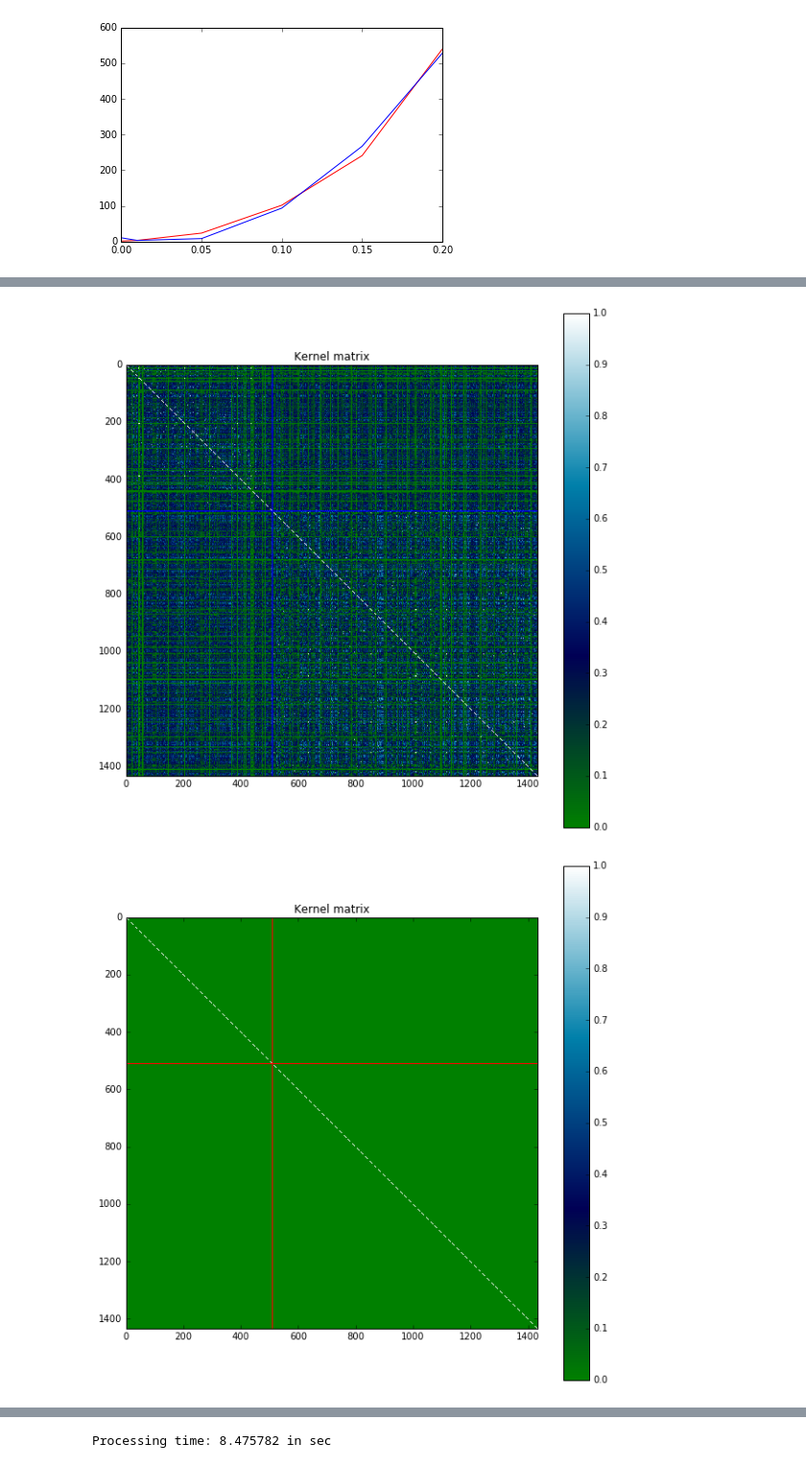
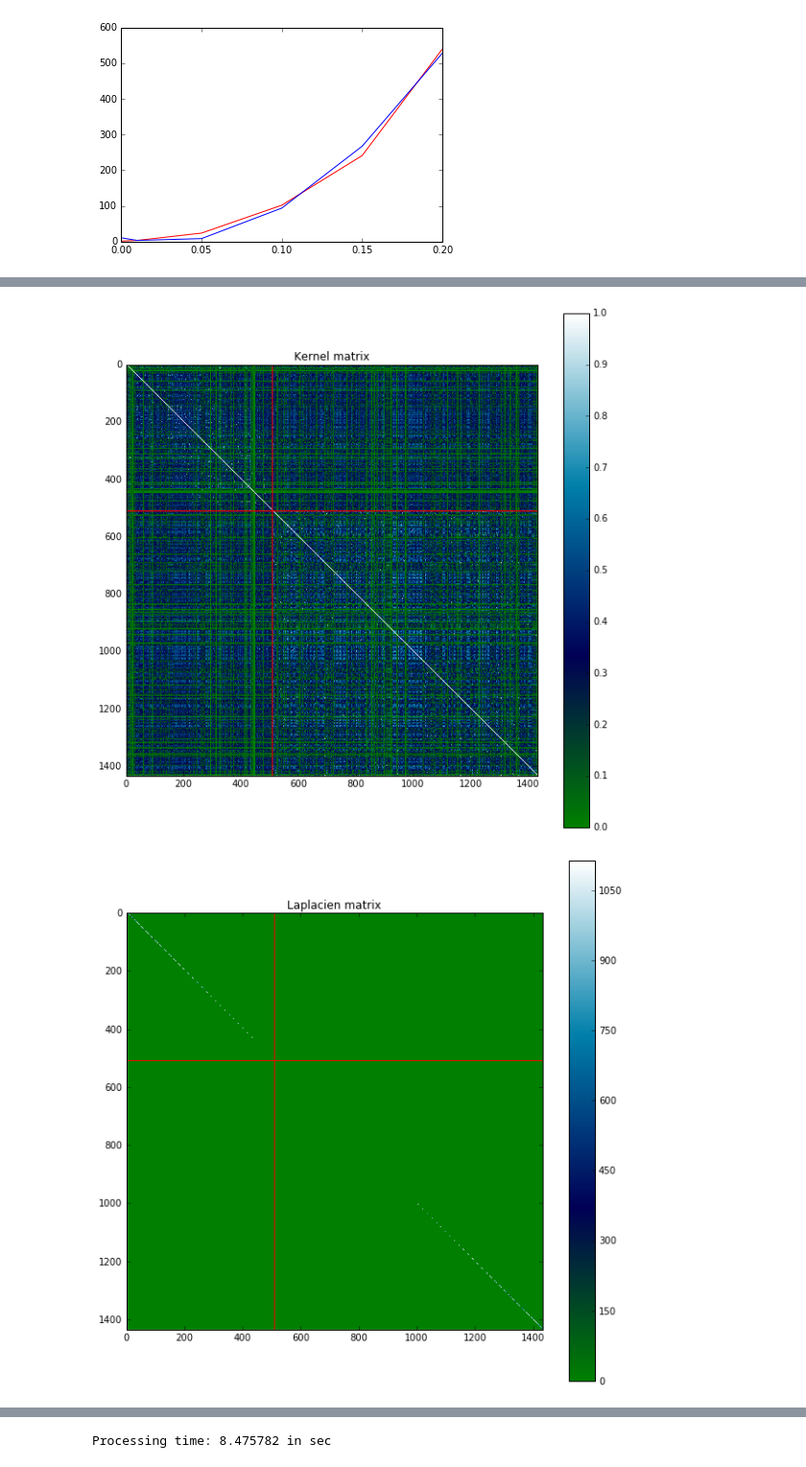
Before and after one commit to PeterJackNaylor/InternWork2, a Jupyter notebook: TCA.ipynb, the cells around one changed output, grey strips where cells are left out. Shown at 96% size. Cells and saved outputs as stored; diff of their text form; code cells hidden in the pictures.

```diff
--- a/TCA.ipynb
+++ b/TCA.ipynb
@@ -176,9 +176,9 @@ X_S
 execfile('TCA.py')
 m    =233     # dimension of the new feature space
 mu   =0.1     # weigth scalar to tune (maybe)
-sigma=10      # hyper parameter for the laplacien matrix, linked to lambda
+sigma=20      # hyper parameter for the laplacien matrix, linked to lambda
 lamb =0.001   # trandeof parameter
-gamma=1     # tradeof parameter that balances the label dependence and data variance terms.
+gamma=0.5     # tradeof parameter that balances the label dependence and data variance terms.
 kernel_para=10   # hyper parameter for the gaussian kernel
 p    =2       # p norm used to calculate the distances between samples
 random_sample_T=0.05 # Fraction of the task domain to use
@@ -206,7 +206,6 @@ K=np.array(K)
 fig = plt.figure()
 plt.imshow(K, interpolation='nearest', cmap=plt.cm.ocean)
 plt.axis([0, K.shape[0] , K.shape[1], 0])
-plt.pcolor(K, cmap=plt.cm.ocean, vmin=0, vmax=1)
 plt.title("Kernel matrix")
 plt.colorbar()
 plt.axhline(y=X_S.shape[0],color='r')
@@ -214,24 +213,23 @@ plt.axhline(y=X_S.shape[0],color='r')
 plt.axvline(x=X_S.shape[0],color='r')
 plt.show()
 # %% [output]
-[figure, old version]
+[figure, new version]
 # %%
 from pylab import rcParams
 rcParams['figure.figsize'] = 10, 10 #plot size
 
 LA=np.array(LA)
 fig = plt.figure()
 plt.imshow(LA, interpolation='nearest', cmap=plt.cm.ocean)
 plt.axis([0, LA.shape[0] , LA.shape[1], 0])
-plt.pcolor(LA, cmap=plt.cm.ocean, vmin=0, vmax=1)
 plt.title("Laplacien matrix")
 plt.colorbar()
 plt.axhline(y=X_S.shape[0],color='r')
 # draw a default vline at x=1 that spans the yrange
 plt.axvline(x=X_S.shape[0],color='r')
 plt.show()
 # %% [output]
-[figure, old version]
+[figure, new version]
 # %%
 from pylab import rcParams
 rcParams['figure.figsize'] = 10, 10 #plot size
```
Also changed, not shown: parts of 9 cells of this notebook, 1 other file.
